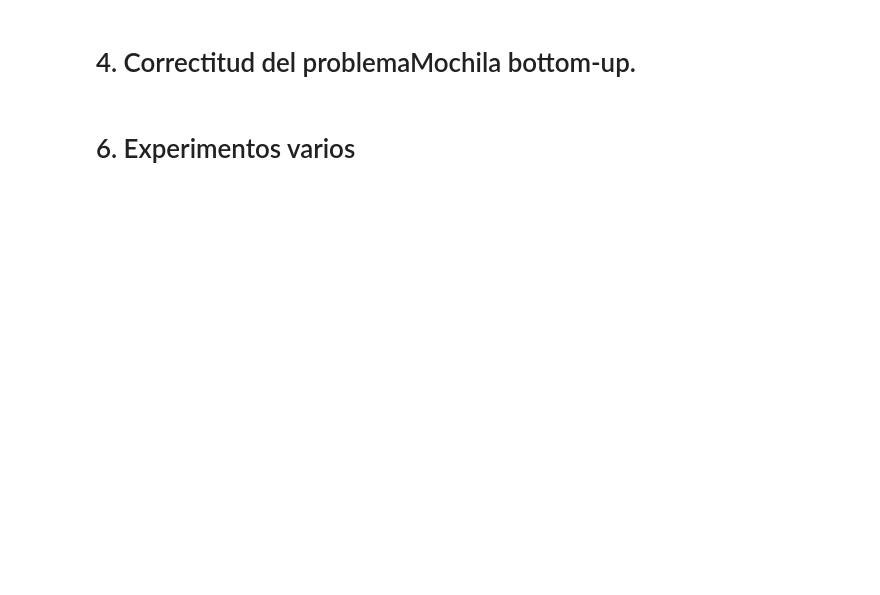
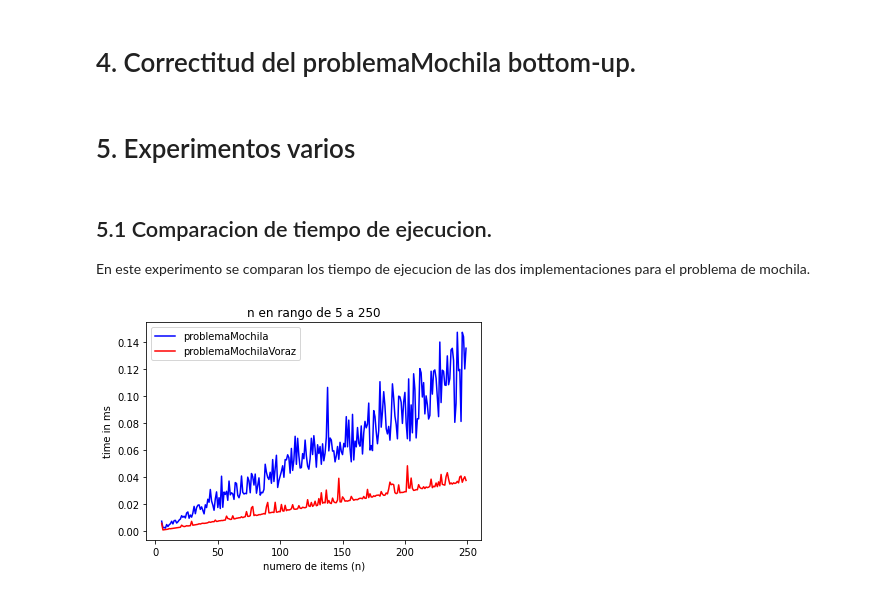
Before and after one commit to CharlyAguirre/ADA-informes, a Jupyter notebook: mochila.ipynb, the cells around one changed output. Saved outputs shown, nothing was run; the diff lists cells and outputs as text; code cells hidden in the pictures; blank space fills up the shorter version.

```diff
--- a/mochila.ipynb
+++ b/mochila.ipynb
@@ -122,4 +239,8 @@ Por notacion O la parte que nos interesa de esta funcion es la np por lo que el
 # %% [markdown]
 # 4. Correctitud del problemaMochila bottom-up.
 # %% [markdown]
-# 6. Experimentos varios
+# 5. Experimentos varios
+# %% [markdown]
+## 5.1 Comparacion de tiempo de ejecucion.
+
+En este experimento se comparan los tiempo de ejecucion de las dos implementaciones para el problema de mochila.
@@ -125,0 +269,33 @@ Por notacion O la parte que nos interesa de esta funcion es la np por lo que el
+# %%
+from numpy.core.fromnumeric import size
+import matplotlib.pyplot as plt
+import datetime
+from timeit import repeat
+import random
+
+x=[]; y=[]; y2=[];
+
+for n in range(5,250):
+
+  pesoMax = random.randint(50,80)
+  valores = valoresRandom(n)
+  pesos = pesosRandom(n)
+
+  t = repeat(setup="from __main__ import problemaMochila", stmt=f"problemaMochila({valores},{pesos},{pesoMax})", repeat=1, number=10)
+  t2 = repeat(setup="from __main__ import problemaMochilaVoraz", stmt=f"problemaMochilaVoraz({valores},{pesos},{pesoMax})", repeat=1, number=10)
+
+  x.append(n)
+  y.append(t)
+  y2.append(t2)
+
+plt.plot(x, y, "-b", label="problemaMochila")
+plt.plot(x, y2, "-r", label="problemaMochilaVoraz")
+
+plt.legend(loc="upper left")
+plt.title("n en rango de 5 a 250")
+
+plt.xlabel('numero de items (n)')
+plt.ylabel('time in ms')
+plt.show()
+# %% [output]
+[figure, added]
```
Also changed, not shown: parts of 12 cells of this notebook.
